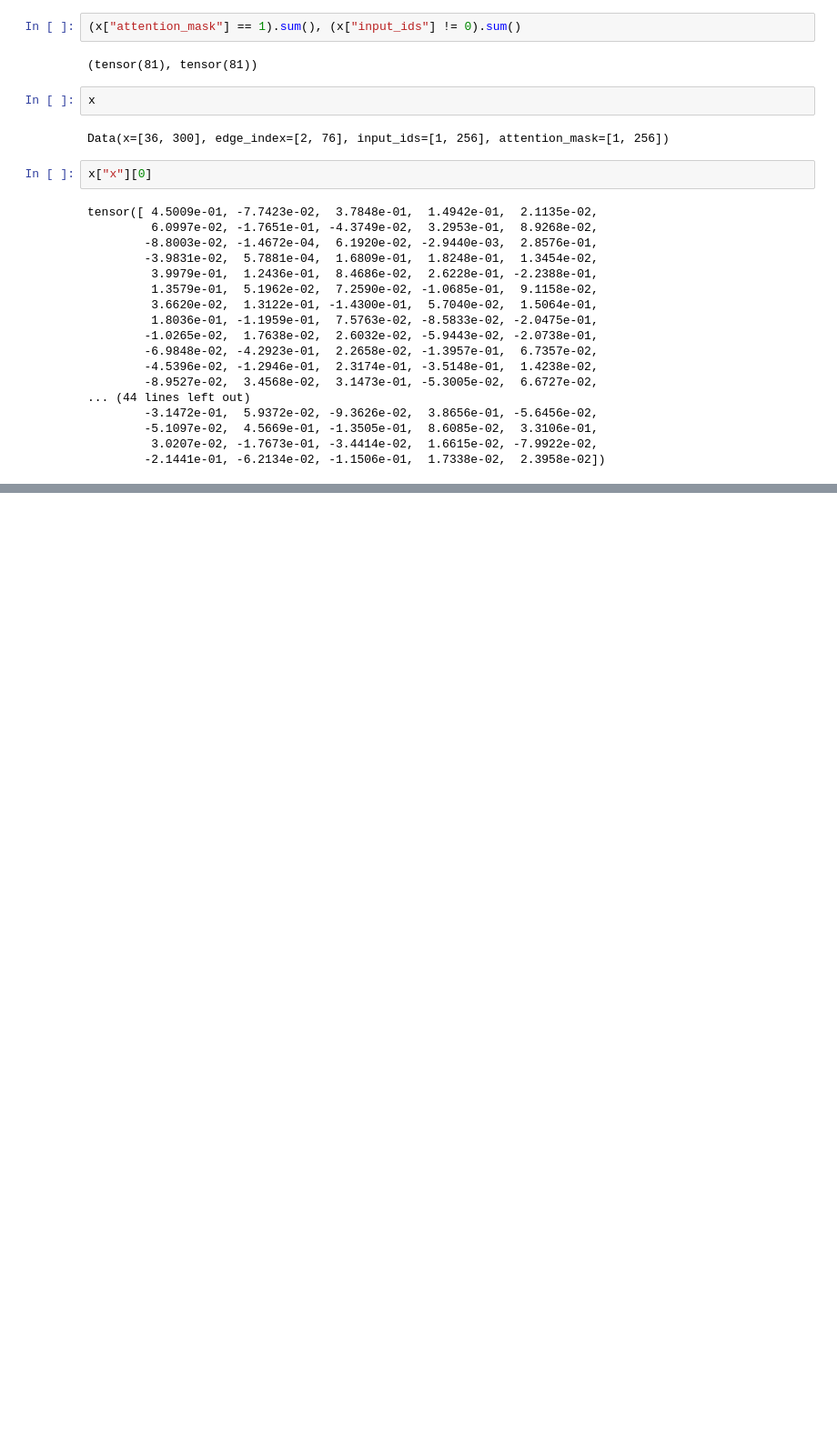
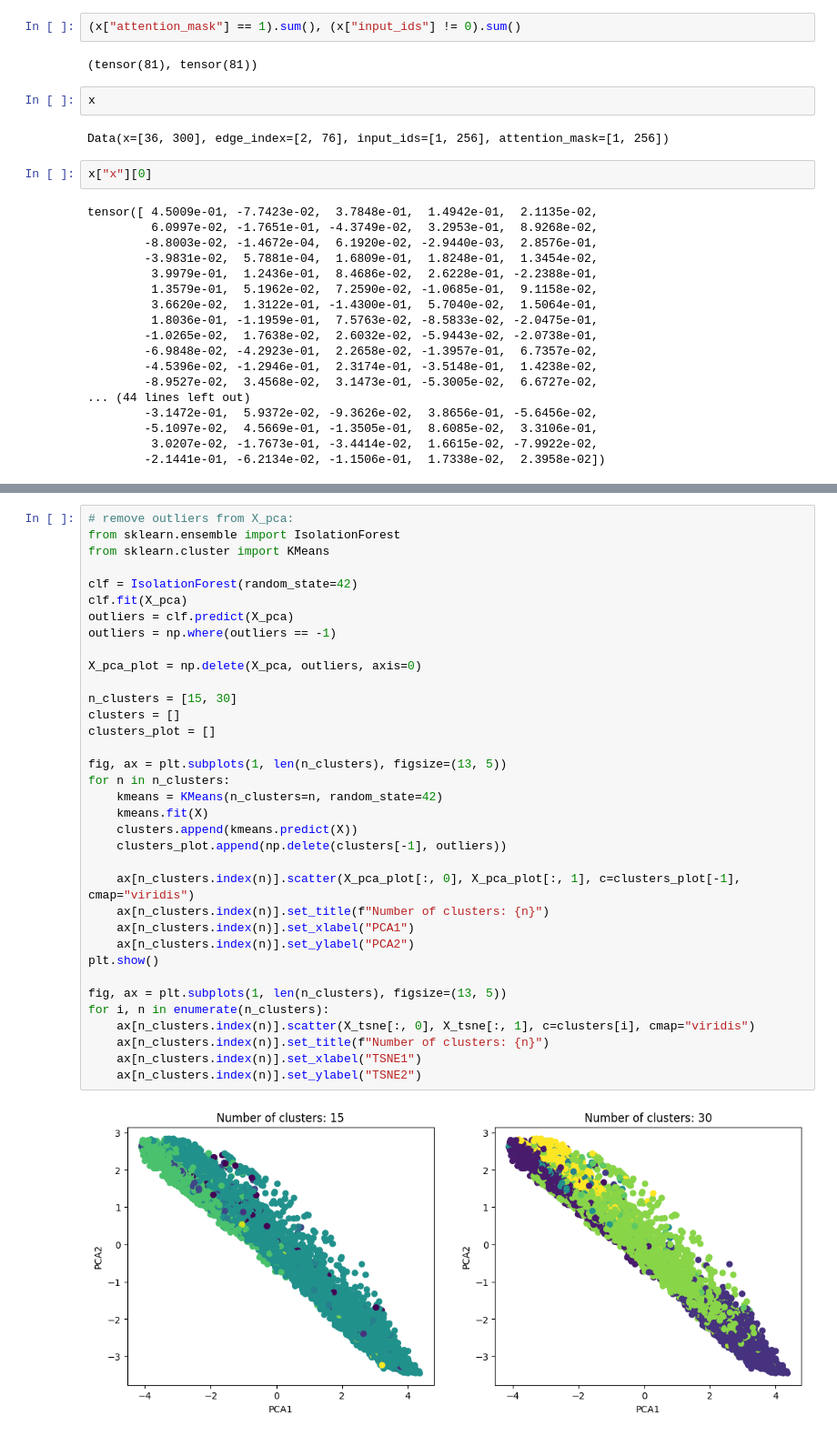
Before and after one commit to Ramlaoui/altegrad-molecule-retrieval, a Jupyter notebook: notebooks/graph_viz.ipynb, the cells around one changed output, grey strips where cells are left out. Shown at 91% size. Drawn from its saved outputs; the diff is of its cells as text; blank space fills up the shorter version.

```diff
--- a/notebooks/graph_viz.ipynb
+++ b/notebooks/graph_viz.ipynb
@@ -240,0 +342,37 @@ print(trainer.tokenizer.decode(x["input_ids"][0]))
+# %%
+# remove outliers from X_pca:
+from sklearn.ensemble import IsolationForest
+from sklearn.cluster import KMeans
+
+clf = IsolationForest(random_state=42)
+clf.fit(X_pca)
+outliers = clf.predict(X_pca)
+outliers = np.where(outliers == -1)
+
+X_pca_plot = np.delete(X_pca, outliers, axis=0)
+
+n_clusters = [15, 30]
+clusters = []
+clusters_plot = []
+
+fig, ax = plt.subplots(1, len(n_clusters), figsize=(13, 5))
+for n in n_clusters:
+    kmeans = KMeans(n_clusters=n, random_state=42)
+    kmeans.fit(X)
+    clusters.append(kmeans.predict(X))
+    clusters_plot.append(np.delete(clusters[-1], outliers))
+
+    ax[n_clusters.index(n)].scatter(X_pca_plot[:, 0], X_pca_plot[:, 1], c=clusters_plot[-1], cmap="viridis")
+    ax[n_clusters.index(n)].set_title(f"Number of clusters: {n}")
+    ax[n_clusters.index(n)].set_xlabel("PCA1")
+    ax[n_clusters.index(n)].set_ylabel("PCA2")
+plt.show()
+
+fig, ax = plt.subplots(1, len(n_clusters), figsize=(13, 5))
+for i, n in enumerate(n_clusters):
+    ax[n_clusters.index(n)].scatter(X_tsne[:, 0], X_tsne[:, 1], c=clusters[i], cmap="viridis")
+    ax[n_clusters.index(n)].set_title(f"Number of clusters: {n}")
+    ax[n_clusters.index(n)].set_xlabel("TSNE1")
+    ax[n_clusters.index(n)].set_ylabel("TSNE2")
+# %% [output]
+[figure, added]
```
Also changed, not shown: parts of 15 cells of this notebook, 2 other files.
